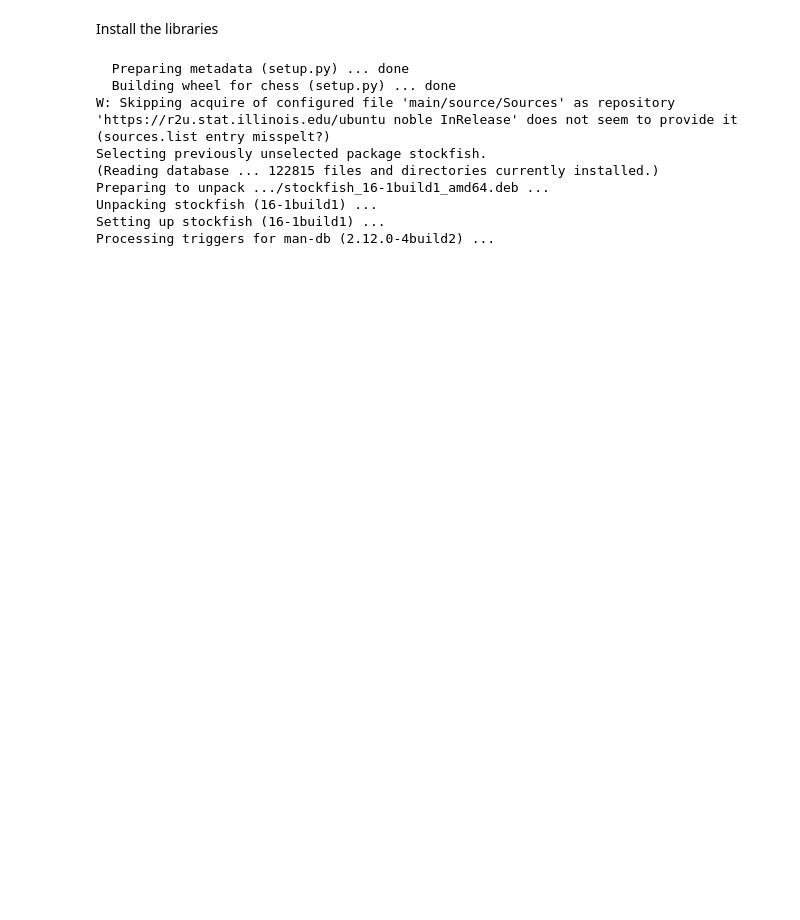
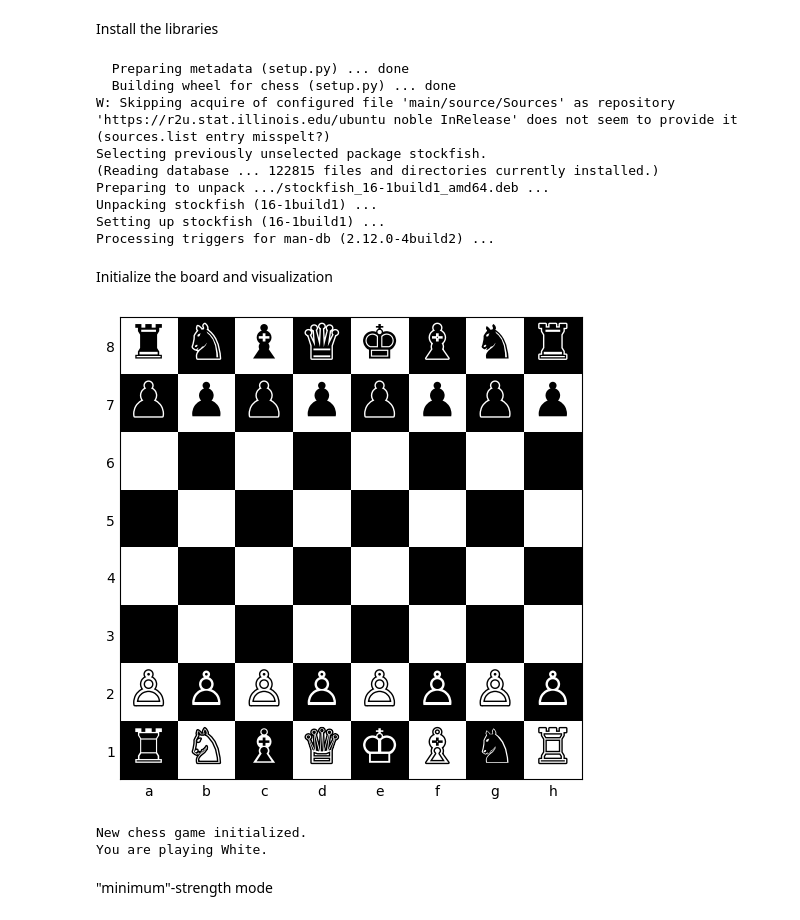
Before and after one commit to zacw-243L/CHESS, a Jupyter notebook: Humble_Chess_Bot.ipynb, the cells around one changed output. Drawn from its saved outputs; the diff is of its cells as text; code cells hidden in the pictures; blank space fills up the shorter version.

```diff
--- a/Humble_Chess_Bot.ipynb
+++ b/Humble_Chess_Bot.ipynb
@@ -17,3 +17,70 @@ Preparing to unpack .../stockfish_16-1build1_amd64.deb ...
 Unpacking stockfish (16-1build1) ...
 Setting up stockfish (16-1build1) ...
 Processing triggers for man-db (2.12.0-4build2) ...
+# %% [markdown]
+Initialize the board and visualization
+# %%
+# Imports
+import chess
+import random
+import numpy as np
+import matplotlib.pyplot as plt
+import matplotlib.patheffects as pe
+
+# Initialize chess game
+board = chess.Board()
+_pgn_exported_for_game = False
+
+# 8x8 matrix: 0 = white, 1 = black
+grid = np.indices((8, 8)).sum(axis=0) % 2
+# %%
+def draw_board(board):
+    fig, ax = plt.subplots(figsize=(6, 6))
+
+    ax.imshow(
+        grid,
+        cmap="binary",
+        vmin=0,
+        vmax=1,
+        interpolation="nearest"
+    )
+
+    for square, piece in board.piece_map().items():
+        x = chess.square_file(square)
+        y = 7 - chess.square_rank(square)
+
+        color = "white" if piece.color else "black"
+        outline = "black" if piece.color else "white"
+
+        ax.text(
+            x, y,
+            piece.unicode_symbol(),
+            fontsize=34,
+            ha="center",
+            va="center",
+            color=color,
+            path_effects=[
+                pe.withStroke(
+                    linewidth=2,
+                    foreground=outline
+                )
+            ]
+        )
+
+    ax.set_xticks(range(8), list("abcdefgh"))
+    ax.set_yticks(range(8), list("87654321"))
+    ax.tick_params(length=0)
+
+    plt.show()
+    plt.close(fig)
+
+# Display initial position
+draw_board(board)
+print("New chess game initialized.")
+print("You are playing White.")
+# %% [output]
+[figure, added]
+New chess game initialized.
+You are playing White.
+# %% [markdown]
+ "minimum"-strength mode
```
Also changed, not shown: parts of 7 cells of this notebook.
